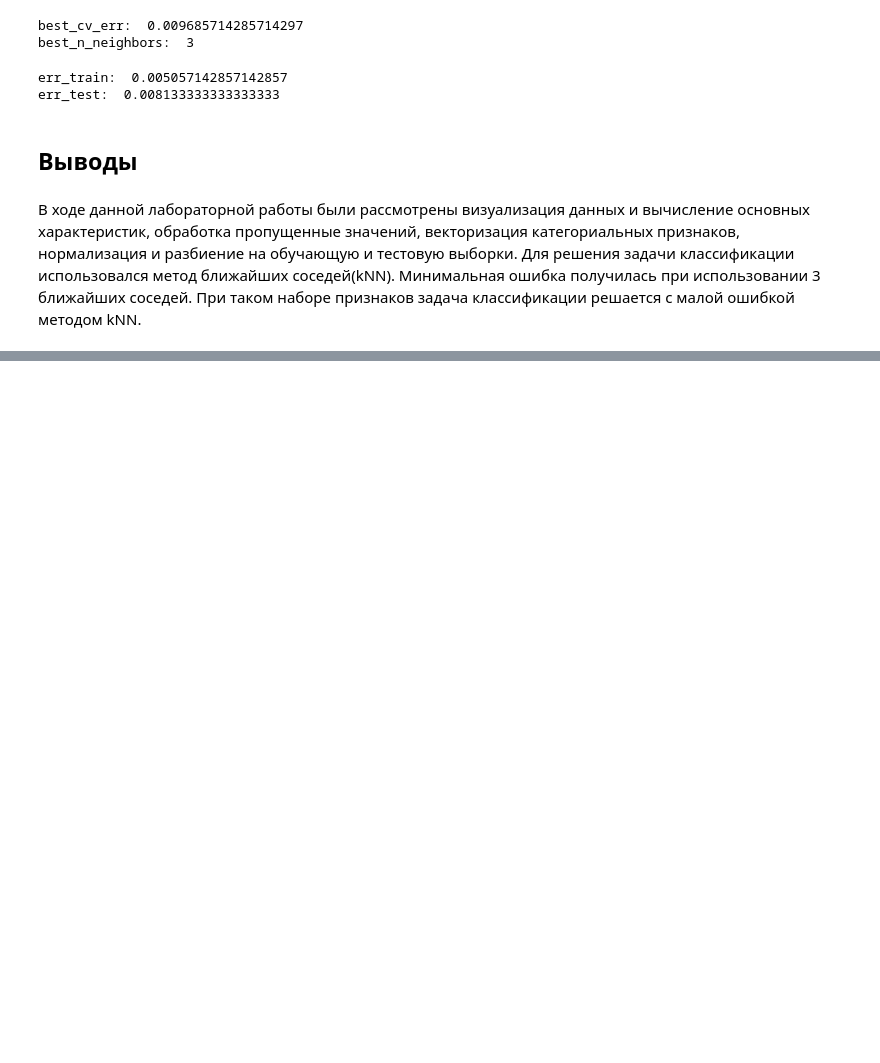
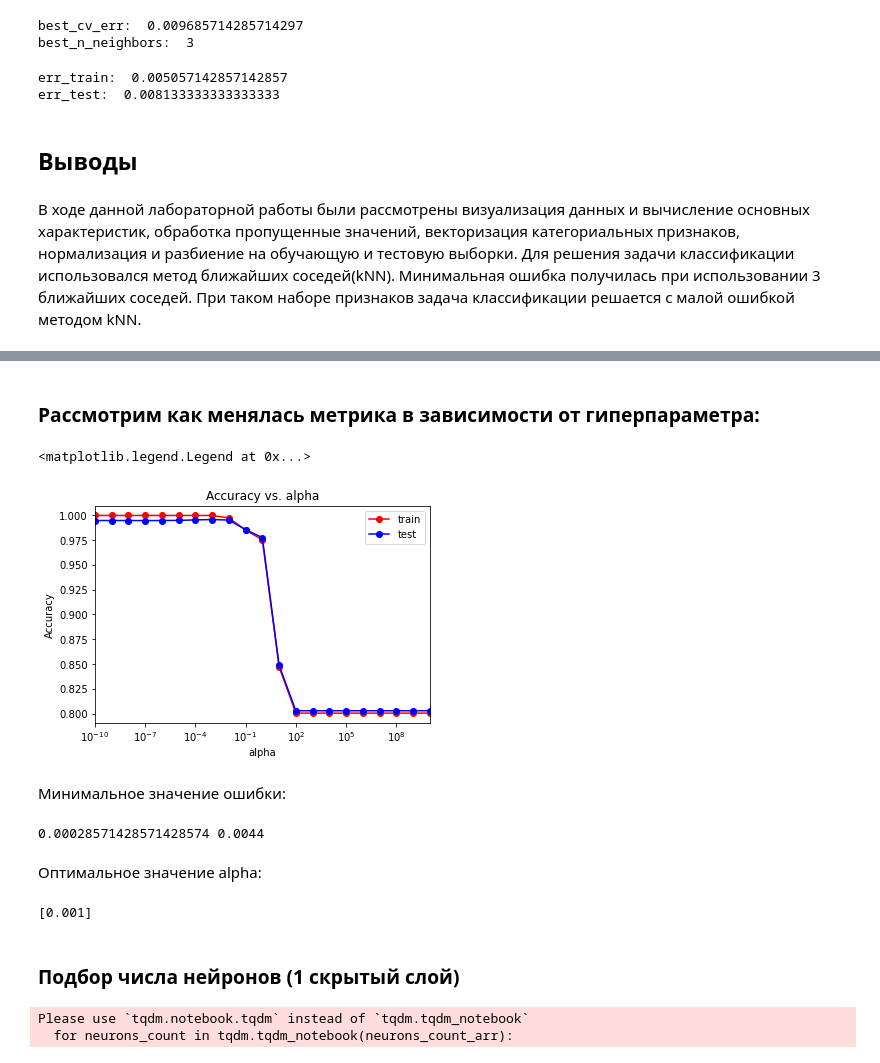
Before and after one commit to katsum25/Machine_Learning, a Jupyter notebook: dz1.ipynb, the cells around one changed output, grey strips where cells are left out. Cells and saved outputs as stored; diff of their text form; code cells hidden in the pictures; blank space fills up the shorter version.

Commit message:
dz update neuron

```diff
--- a/dz1.ipynb
+++ b/dz1.ipynb
@@ -548,0 +698,28 @@ err_test:  0.008133333333333333
+# %% [markdown]
+### Рассмотрим как менялась метрика в зависимости от гиперпараметра:
+# %%
+plt.semilogx(alpha_arr, train_acc, 'r-o', label = 'train')
+plt.semilogx(alpha_arr, test_acc, 'b-o', label = 'test')
+plt.xlim([np.min(alpha_arr), np.max(alpha_arr)])
+plt.title('Accuracy vs. alpha')
+plt.xlabel('alpha')
+plt.ylabel('Accuracy')
+plt.legend()
+# %% [output]
+<matplotlib.legend.Legend at 0x...>
+[figure, added]
+# %% [markdown]
+Минимальное значение ошибки:
+# %%
+min_train_err = np.min(train_err)
+min_test_err = np.min(test_err)
+print(min_train_err, min_test_err)
+# %% [output]
+0.00028571428571428574 0.0044
+# %% [markdown]
+Оптимальное значение alpha:
+# %%
+alpha_opt = alpha_arr[test_err == min_test_err]
+print(alpha_opt)
+# %% [output]
+[0.001]
@@ -548,0 +728,32 @@ err_test:  0.008133333333333333
+# %% [markdown]
+### Подбор числа нейронов (1 скрытый слой)
+# %%
+from sklearn.metrics import accuracy_score
+import tqdm
+neurons_count_arr = np.array([i for i in range(2, 100+1)])
+test_err = []
+train_err = []
+train_acc = []
+test_acc = []
+
+for neurons_count in tqdm.tqdm_notebook(neurons_count_arr):
+    mlp_model = MLPClassifier(alpha=alpha_opt,
+                              hidden_layer_sizes = (neurons_count,),
+                              solver = 'adam',
+                              activation = 'logistic',
+                              max_iter=2000,
+                              random_state = 42,
+                              #verbose=1,
+                              tol=1e-3)
+    mlp_model.fit(X_train, y_train)
+
+    y_train_pred = mlp_model.predict(X_train)
+    y_test_pred = mlp_model.predict(X_test)
+
+    train_err.append(np.mean(y_train != y_train_pred))
+    test_err.append(np.mean(y_test != y_test_pred))
+    train_acc.append(accuracy_score(y_train, y_train_pred))
+    test_acc.append(accuracy_score(y_test, y_test_pred))
+# %% [output]
+Please use `tqdm.notebook.tqdm` instead of `tqdm.tqdm_notebook`
+  for neurons_count in tqdm.tqdm_notebook(neurons_count_arr):
```
Also changed, not shown: parts of 40 cells of this notebook.
